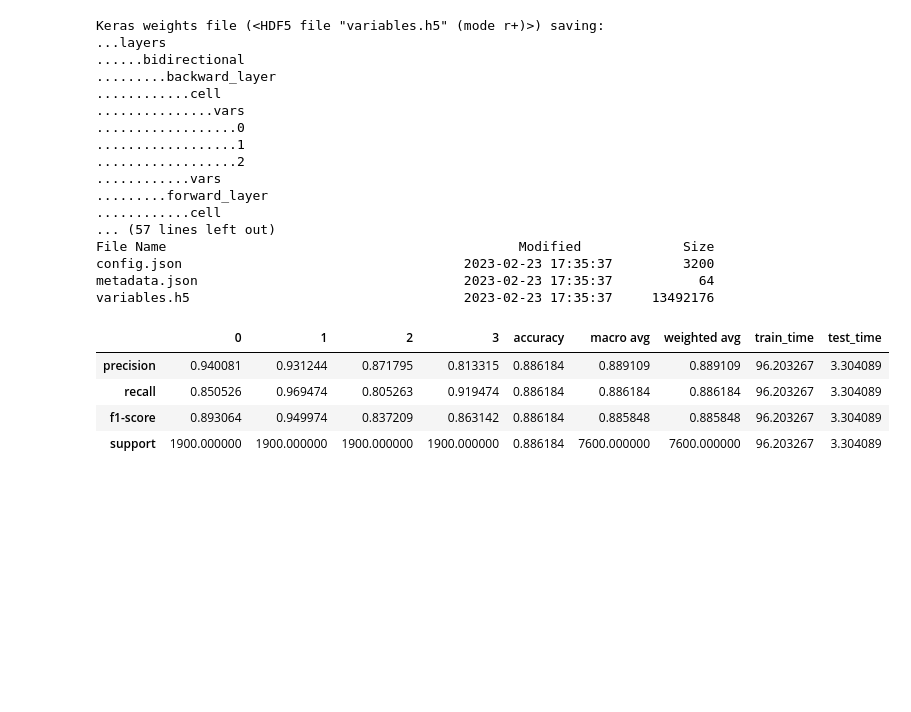
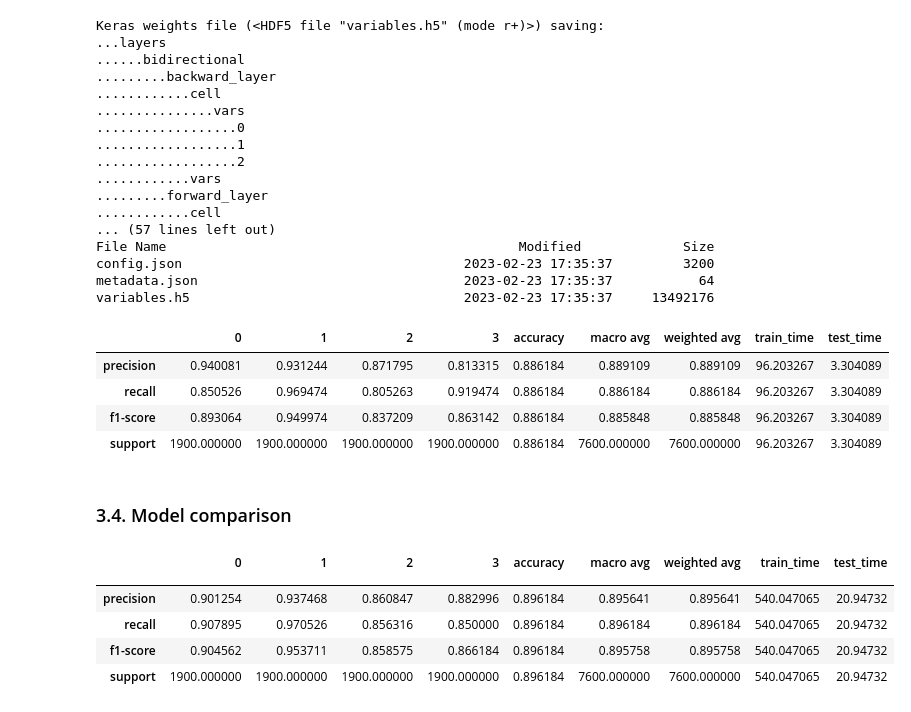
Before and after one commit to r-gg/ml-37, a Jupyter notebook: Exercise 3/lstm-model.ipynb, the cells around one changed output. Cells and saved outputs as stored; diff of their text form; code cells hidden in the pictures; blank space fills up the shorter version.

```diff
--- a/Exercise 3/lstm-model.ipynb
+++ b/Exercise 3/lstm-model.ipynb
@@ -1254,0 +1270,11 @@ news_m3_results
+# %% [markdown]
+### 3.4. Model comparison
+# %%
+news_m1_results
+# %% [output]
+|  | 0 | 1 | 2 | 3 | accuracy | macro avg | weighted avg | train_time | test_time |
+|  |  |  |  |  |  |  |  |  |  |
+| precision | 0.901254 | 0.937468 | 0.860847 | 0.882996 | 0.896184 | 0.895641 | 0.895641 | 540.047065 | 20.94732 |
+| recall | 0.907895 | 0.970526 | 0.856316 | 0.850000 | 0.896184 | 0.896184 | 0.896184 | 540.047065 | 20.94732 |
+| f1-score | 0.904562 | 0.953711 | 0.858575 | 0.866184 | 0.896184 | 0.895758 | 0.895758 | 540.047065 | 20.94732 |
+| support | 1900.000000 | 1900.000000 | 1900.000000 | 1900.000000 | 0.896184 | 7600.000000 | 7600.000000 | 540.047065 | 20.94732 |
```
Also changed, not shown: parts of 48 cells of this notebook, 2 other files.
